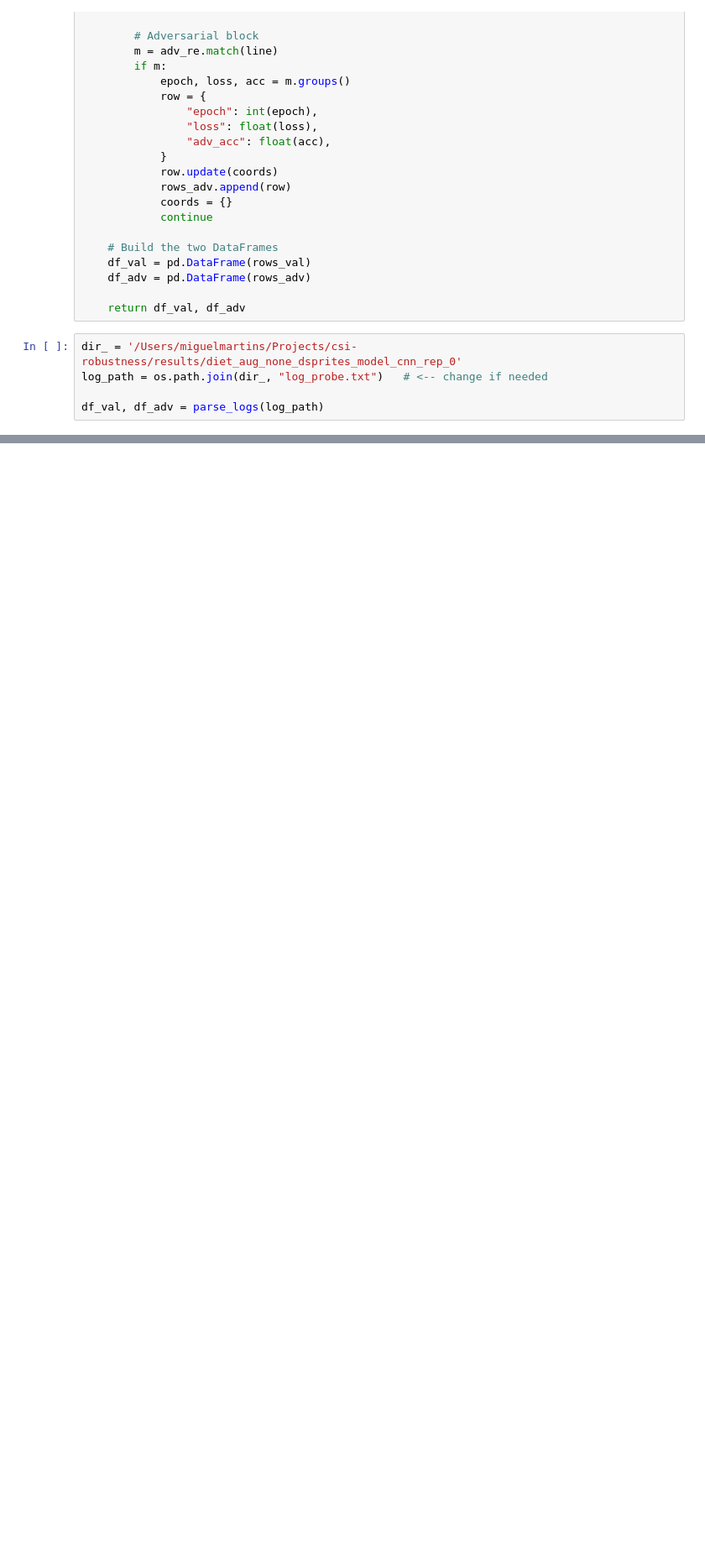
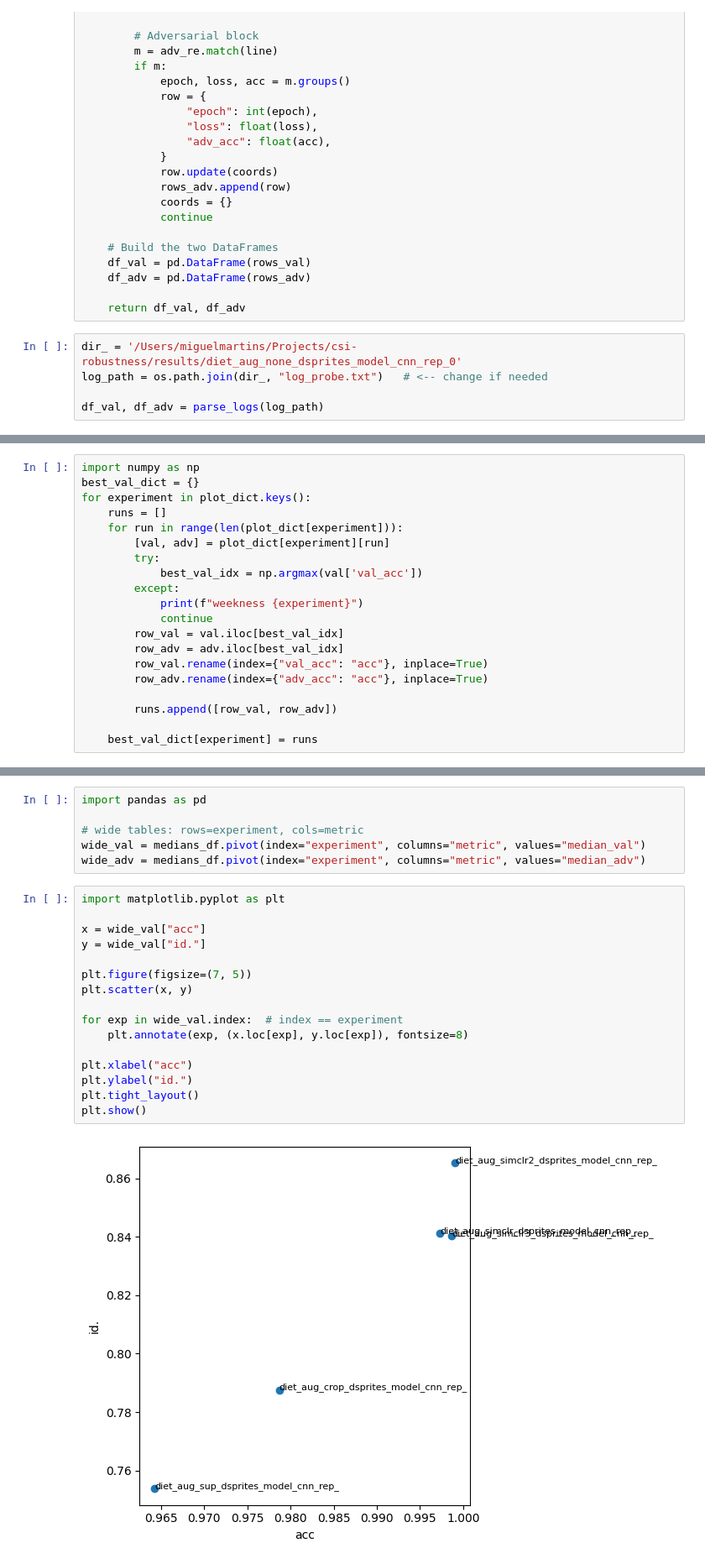
Before and after one commit to miguelmartins/csi-robustness, a Jupyter notebook: dsprites.ipynb, the cells around one changed output, grey strips where cells are left out. Shown at 84% size. Cells and saved outputs as stored; diff of their text form; blank space fills up the shorter version.

```diff
--- a/dsprites.ipynb
+++ b/dsprites.ipynb
@@ -87,0 +178,20 @@ df_val, df_adv = parse_logs(log_path)
+# %%
+import numpy as np
+best_val_dict = {}
+for experiment in plot_dict.keys():
+    runs = []
+    for run in range(len(plot_dict[experiment])):
+        [val, adv] = plot_dict[experiment][run]
+        try:
+            best_val_idx = np.argmax(val['val_acc'])
+        except:
+            print(f"weekness {experiment}")
+            continue
+        row_val = val.iloc[best_val_idx]
+        row_adv = adv.iloc[best_val_idx]
+        row_val.rename(index={"val_acc": "acc"}, inplace=True)
+        row_adv.rename(index={"adv_acc": "acc"}, inplace=True)
+
+        runs.append([row_val, row_adv])
+
+    best_val_dict[experiment] = runs
@@ -87,0 +442,24 @@ df_val, df_adv = parse_logs(log_path)
+# %%
+import pandas as pd
+
+# wide tables: rows=experiment, cols=metric
+wide_val = medians_df.pivot(index="experiment", columns="metric", values="median_val")
+wide_adv = medians_df.pivot(index="experiment", columns="metric", values="median_adv")
+# %%
+import matplotlib.pyplot as plt
+
+x = wide_val["acc"]
+y = wide_val["id."]
+
+plt.figure(figsize=(7, 5))
+plt.scatter(x, y)
+
+for exp in wide_val.index:  # index == experiment
+    plt.annotate(exp, (x.loc[exp], y.loc[exp]), fontsize=8)
+
+plt.xlabel("acc")
+plt.ylabel("id.")
+plt.tight_layout()
+plt.show()
+# %% [output]
+[figure, added]
```
Also changed, not shown: parts of 17 cells of this notebook.
